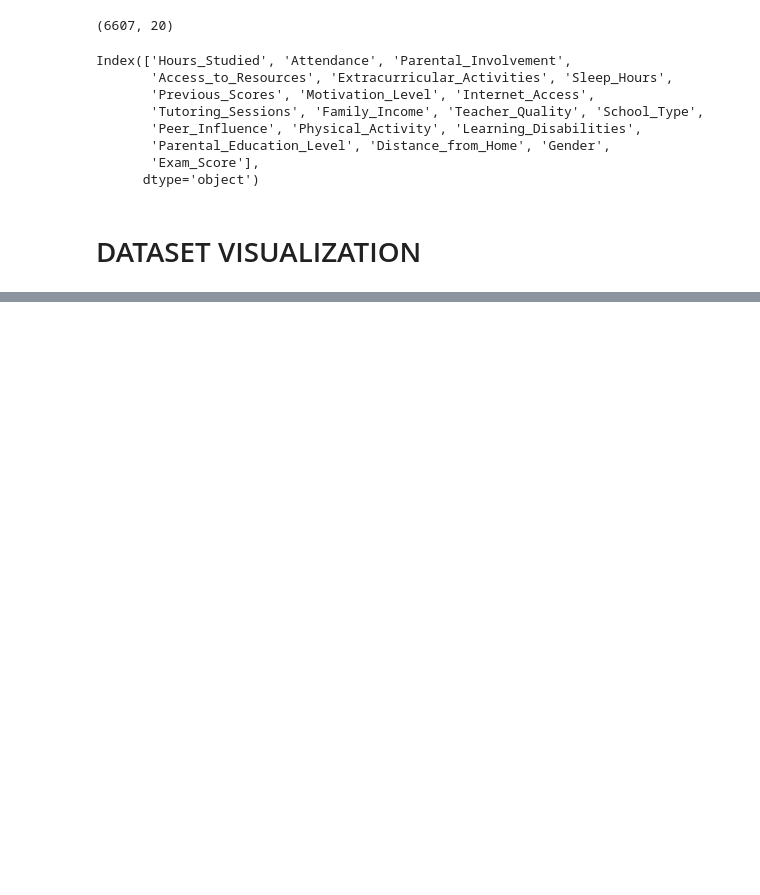
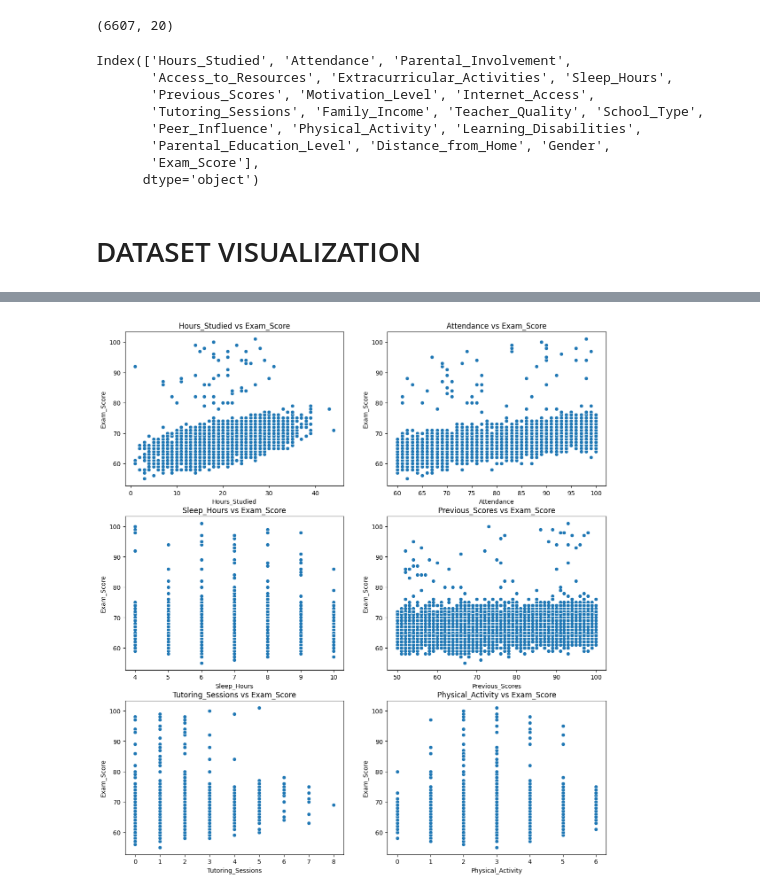
Before and after one commit to GantaLabs/StudentPerformanceFactors, a Jupyter notebook: Main.ipynb, the cells around one changed output, grey strips where cells are left out. Cells and saved outputs as stored; diff of their text form; code cells hidden in the pictures; blank space fills up the shorter version.

Commit message:
Add Visualization

```diff
--- a/Main.ipynb
+++ b/Main.ipynb
@@ -45,0 +37,24 @@ df.describe()
+# %%
+num_cols = df[
+    [
+        'Hours_Studied',
+        'Attendance',
+        'Sleep_Hours',
+        'Previous_Scores',
+        'Tutoring_Sessions',
+        'Physical_Activity'
+    ]
+]
+
+n_col = 2
+n_row = -(-len(num_cols.columns) // n_col)
+
+
+fig, axes = plt.subplots(n_row, n_col, figsize=(14, 5.1 * n_row))
+axes = axes.flatten()
+
+for i, col in enumerate(num_cols):
+    sns.scatterplot(data=df, x=col, y='Exam_Score', ax=axes[i])
+    axes[i].set_title(f'{col} vs Exam_Score')
+# %% [output]
+[figure, added]
```
Also changed, not shown: parts of 7 cells of this notebook.
